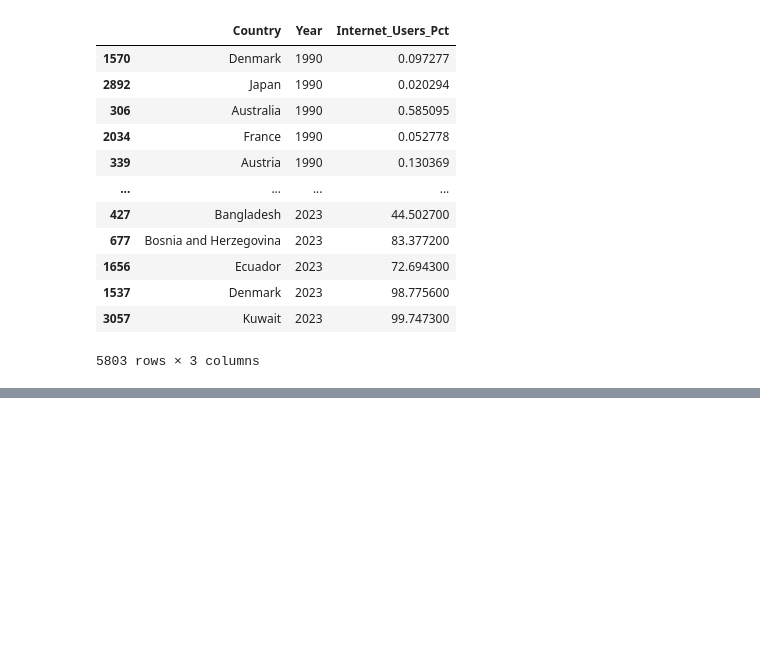
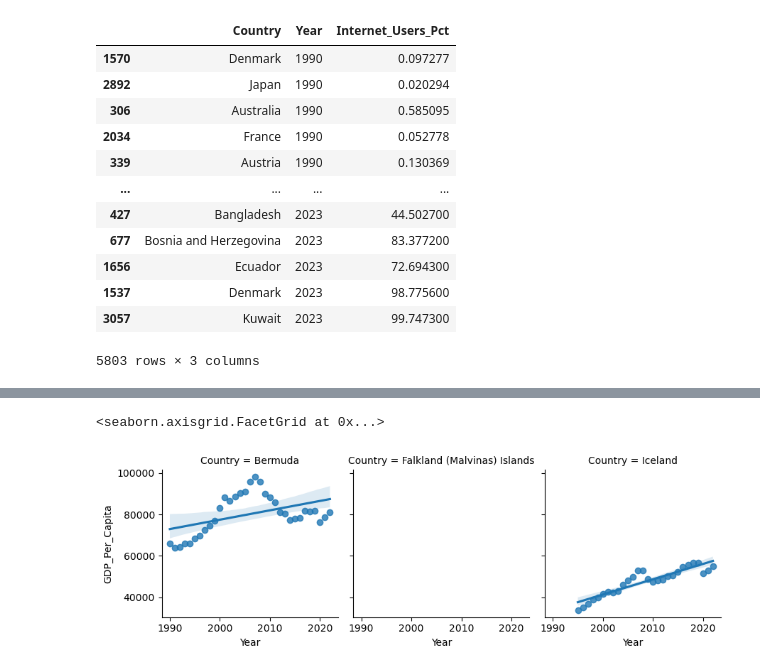
Before and after one commit to NSS-Data-Analytics-Cohort-13/un-exploration-destenyb, a Jupyter notebook: notebooks/UN_Proj_1.ipynb, the cells around one changed output, grey strips where cells are left out. Drawn from its saved outputs; the diff is of its cells as text; code cells hidden in the pictures; blank space fills up the shorter version.

```diff
--- a/notebooks/UN_Proj_1.ipynb
+++ b/notebooks/UN_Proj_1.ipynb
@@ -389,2 +395,4 @@ Index: []
 # %%
 #20. Merge the two DataFrames to one. Do this in a way that keeps all rows from each of the two DataFrames. Call the new DataFrame gdp_and_internet_use. Look at the first and last few rows to confirm that it merged correctly.
+# %%
+gdp_and_internet_use = gdp_df.merge(internet_df, how="outer",on=["Country","Year"])
@@ -392,0 +437,2 @@ Index: []
+# %%
+high_internet= gdp_and_internet_use[gdp_and_internet_use['Country'].isin(['Iceland', 'Falkland (Malvinas) Islands', 'Bermuda'])]
@@ -393,2 +456,8 @@ Index: []
+# %%
+g =sns.FacetGrid(high_internet, col='Country')
+g.map_dataframe(sns.regplot, x='Year', y='GDP_Per_Capita')
+# %% [output]
+<seaborn.axisgrid.FacetGrid at 0x...>
+[figure, added]
 # %%
 #22. Subset gdp_and_internet_use to just the year 2014. Save this as a new dataframe named gdp_and_internet_use_2014.
```
Also changed, not shown: parts of 20 cells of this notebook.
